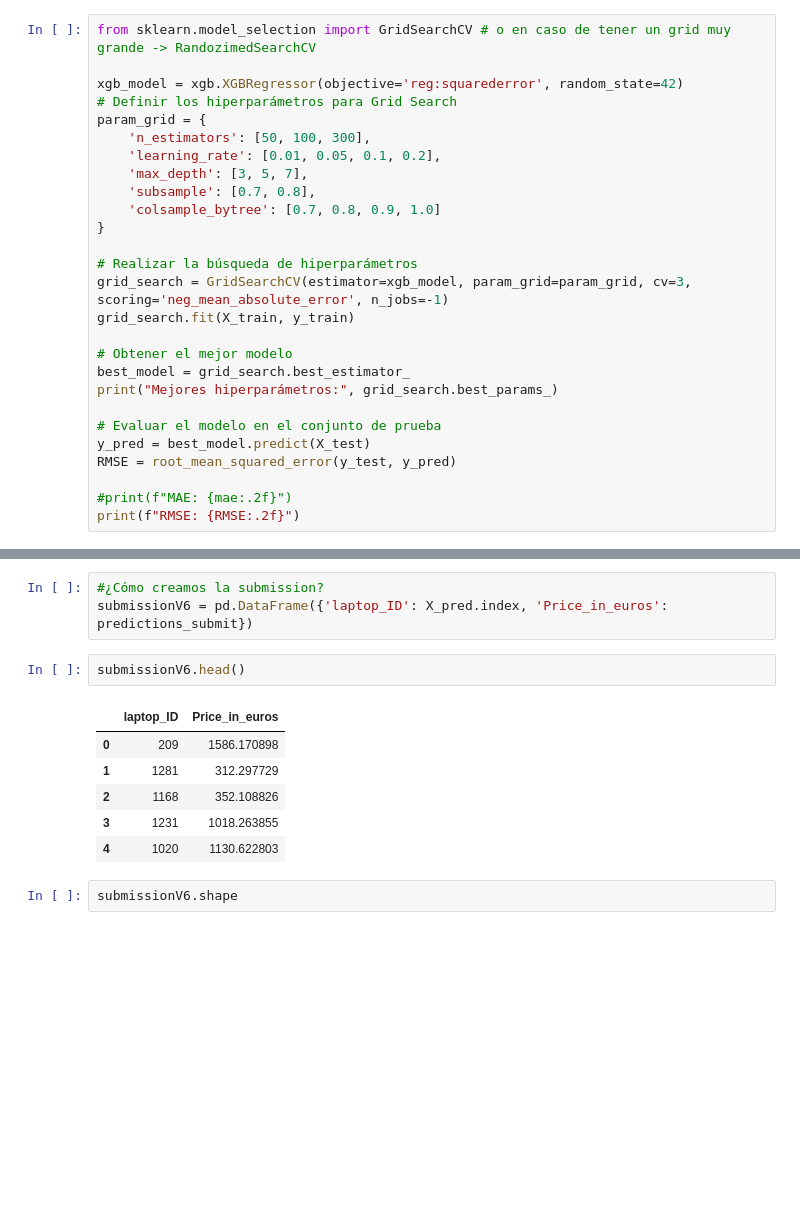
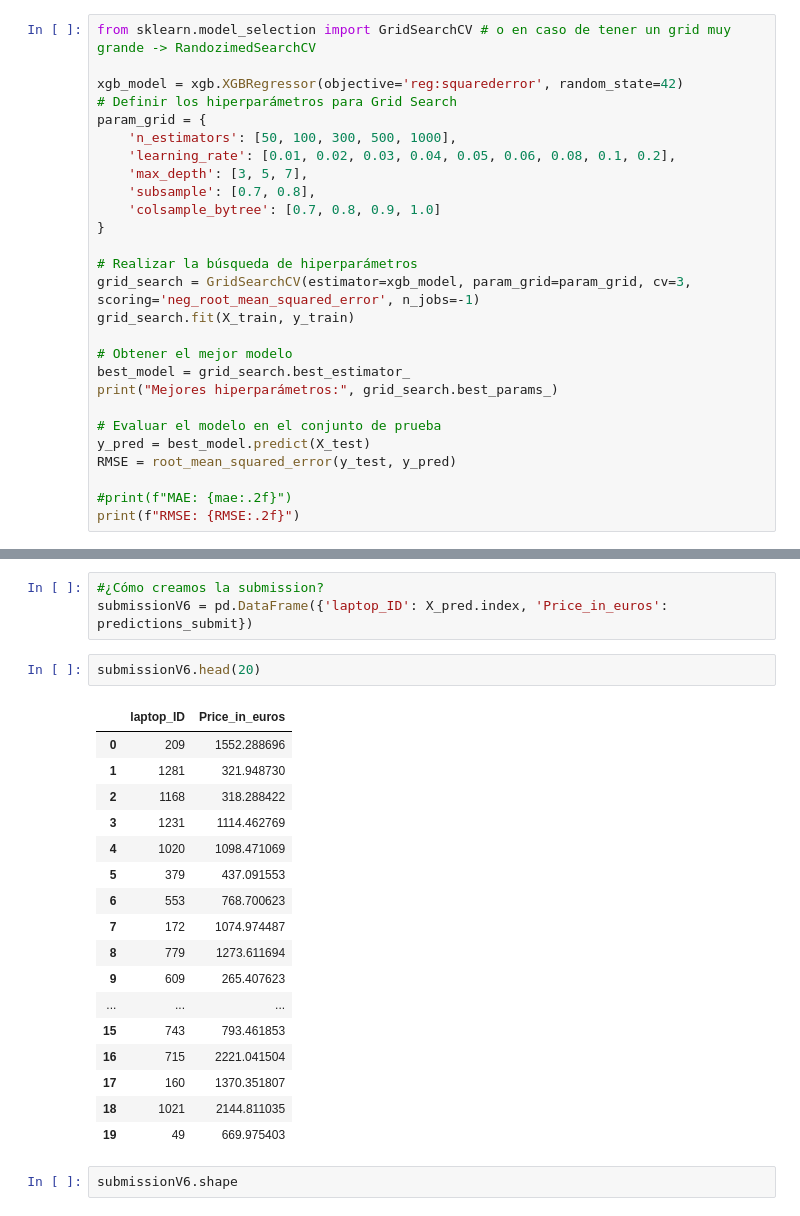
Before and after one commit to ChiaraTot/ONLINE_DS_THEBRIDGE_CHIARA, a Jupyter notebook: TEAM CHALLENGE/Kaggle/Kaggle_submissionV6.ipynb, the cells around one changed output, grey strips where cells are left out. Cells and saved outputs as stored; diff of their text form; blank space fills up the shorter version.

```diff
--- a/TEAM CHALLENGE/Kaggle/Kaggle_submissionV6.ipynb
+++ b/TEAM CHALLENGE/Kaggle/Kaggle_submissionV6.ipynb
@@ -693,15 +693,15 @@ from sklearn.model_selection import GridSearchCV # o en caso de tener un grid mu
 xgb_model = xgb.XGBRegressor(objective='reg:squarederror', random_state=42)
 # Definir los hiperparámetros para Grid Search
 param_grid = {
-    'n_estimators': [50, 100, 300],
-    'learning_rate': [0.01, 0.05, 0.1, 0.2],
+    'n_estimators': [50, 100, 300, 500, 1000],
+    'learning_rate': [0.01, 0.02, 0.03, 0.04, 0.05, 0.06, 0.08, 0.1, 0.2],
     'max_depth': [3, 5, 7],
     'subsample': [0.7, 0.8],
     'colsample_bytree': [0.7, 0.8, 0.9, 1.0]
 }
 
 # Realizar la búsqueda de hiperparámetros
-grid_search = GridSearchCV(estimator=xgb_model, param_grid=param_grid, cv=3, scoring='neg_mean_absolute_error', n_jobs=-1)
+grid_search = GridSearchCV(estimator=xgb_model, param_grid=param_grid, cv=3, scoring='neg_root_mean_squared_error', n_jobs=-1)
 grid_search.fit(X_train, y_train)
 
 # Obtener el mejor modelo
@@ -931,14 +954,25 @@ sample.shape
 #¿Cómo creamos la submission?
 submissionV6 = pd.DataFrame({'laptop_ID': X_pred.index, 'Price_in_euros': predictions_submit})
 # %%
-submissionV6.head()
+submissionV6.head(20)
 # %% [output]
 |  | laptop_ID | Price_in_euros |
-| 0 | 209 | 1586.170898 |
-| 1 | 1281 | 312.297729 |
-| 2 | 1168 | 352.108826 |
-| 3 | 1231 | 1018.263855 |
-| 4 | 1020 | 1130.622803 |
+| 0 | 209 | 1552.288696 |
+| 1 | 1281 | 321.948730 |
+| 2 | 1168 | 318.288422 |
+| 3 | 1231 | 1114.462769 |
+| 4 | 1020 | 1098.471069 |
+| 5 | 379 | 437.091553 |
+| 6 | 553 | 768.700623 |
+| 7 | 172 | 1074.974487 |
+| 8 | 779 | 1273.611694 |
+| 9 | 609 | 265.407623 |
+| ... | ... | ... |
+| 15 | 743 | 793.461853 |
+| 16 | 715 | 2221.041504 |
+| 17 | 160 | 1370.351807 |
+| 18 | 1021 | 2144.811035 |
+| 19 | 49 | 669.975403 |
 # %%
 submissionV6.shape
 # %% [output]
```
Also changed, not shown: parts of 7 cells of this notebook, 46 other files.
